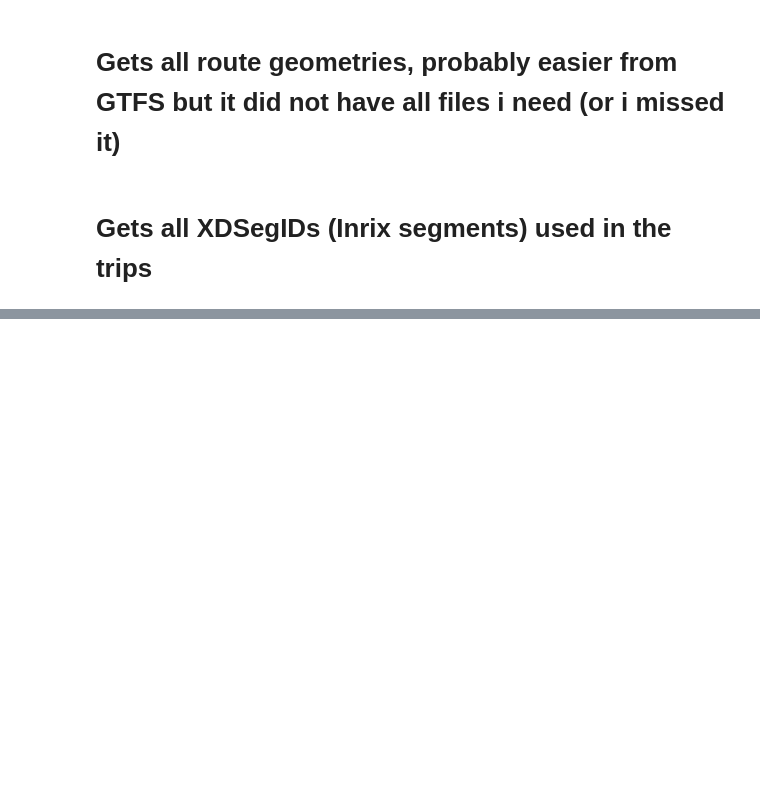
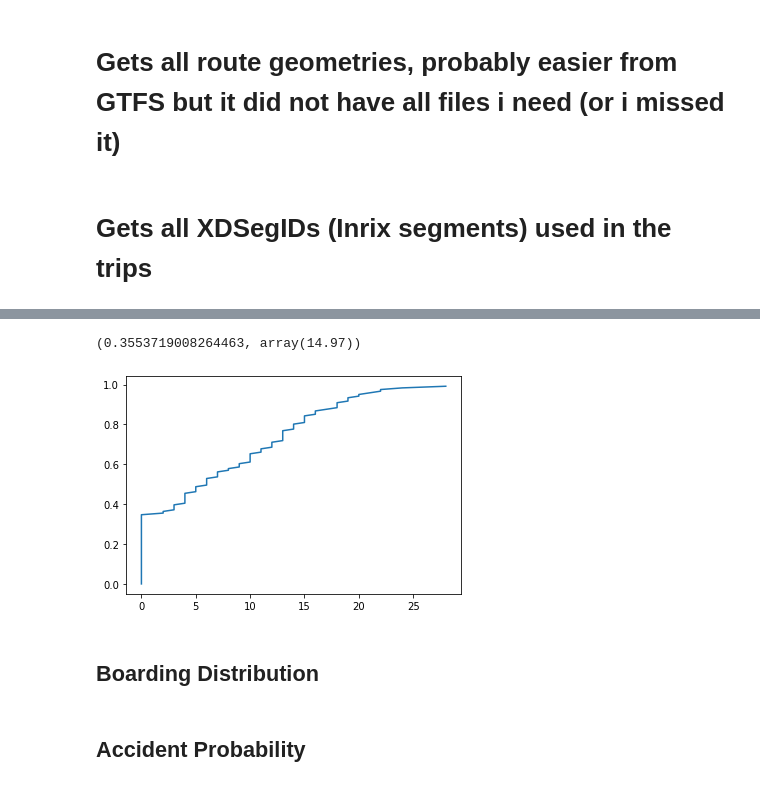
Before and after one commit to jptalusan/wego_occupancy_clean, a Jupyter notebook: notebooks/data_generation.ipynb, the cells around one changed output, grey strips where cells are left out. Cells and saved outputs as stored; diff of their text form; code cells hidden in the pictures; blank space fills up the shorter version.

Commit message:
Checkpoint commit - Generate random trips for same day evals. - Clean the code for any day - Create script for different time windows in any day

```diff
--- a/notebooks/data_generation.ipynb
+++ b/notebooks/data_generation.ipynb
@@ -177,0 +223,3 @@ with open(fp, 'wb') as f:
+# %%
+f = os.path.join('/home/jptalusan/mta_stationing_problem/data/processed/simulator_baseline.pkl')
+df.to_pickle(f)
@@ -177,0 +230,18 @@ with open(fp, 'wb') as f:
+# %%
+# df['route_id_direction'] = df['route_id'].astype('str') + '_' + df['route_direction_name']
+df = df.dropna(subset=['arrival_time'])
+# %%
+from statsmodels.distributions.empirical_distribution import ECDF, monotone_fn_inverter
+
+def get_ecdf(tdf, route_id_direction, stop, param='ons', window=60):
+    tdf = tdf[(tdf['route_id_direction'] == route_id_direction) &
+            (tdf['stop_id_original'] == stop)]
+    tdf.index = tdf['arrival_time']
+    tdf = tdf.resample(f"{window}min").agg(np.sum).reset_index()
+    tdf['hour'] = tdf['arrival_time'].dt.hour
+    tdf['dow'] = tdf['arrival_time'].dt.dayofweek
+    tdf = tdf[(tdf['hour'] == 12) & (tdf['dow'] == 5)].sort_values(param)
+    plt.plot(np.sort(tdf[param].to_numpy()), np.linspace(0, 1, len(tdf), endpoint=False))
+    ecdf = ECDF(tdf[param].to_numpy())
+    mfi = monotone_fn_inverter(ecdf, tdf[param].to_numpy())
+    return ecdf, mfi
@@ -177,0 +273,10 @@ with open(fp, 'wb') as f:
+# %%
+ecdf, mfi = get_ecdf(df, '19_FROM DOWNTOWN', 'MCC5_4', 'ons')
+ecdf(0), mfi(0.85)
+# %% [output]
+(0.3553719008264463, array(14.97))
+[figure, added]
+# %% [markdown]
+## Boarding Distribution
+# %% [markdown]
+## Accident Probability
```
Also changed, not shown: parts of 8 cells of this notebook, 12 other files.
